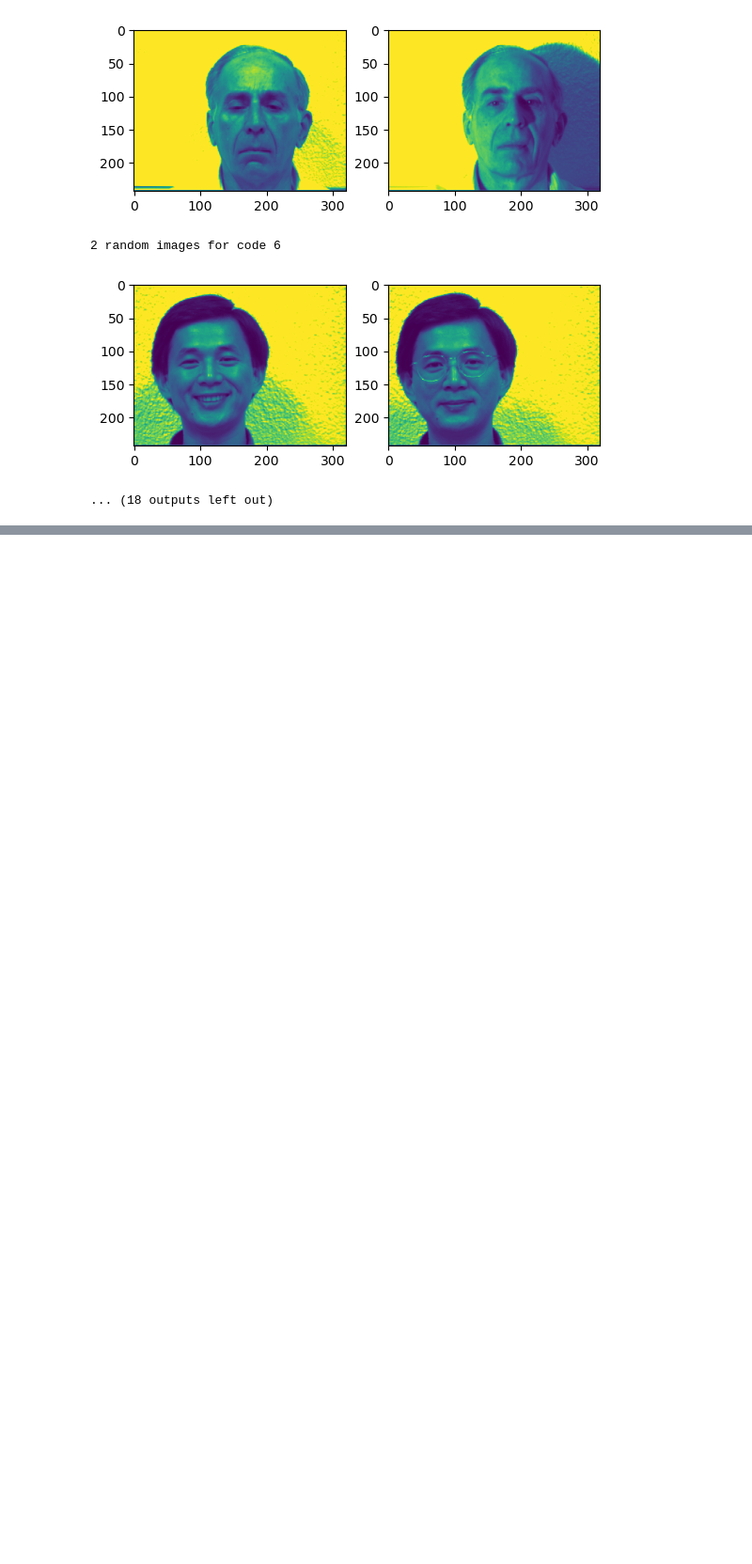
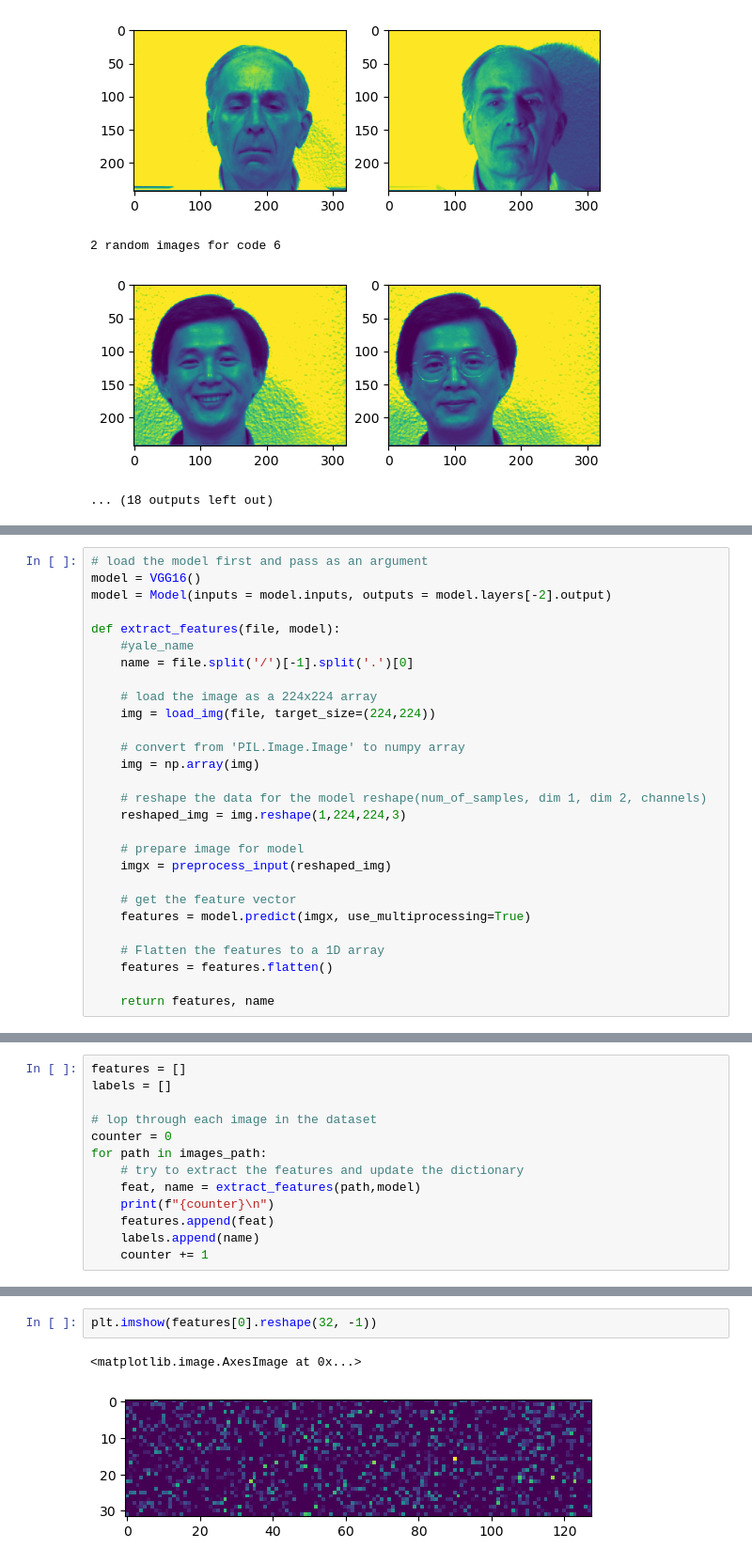
Before and after one commit to afsharino/Computational-Intelligence, a Jupyter notebook: Contents/01. Unsupervised Learning/Assignments/Clustering-Project/src/Clustering-Phase 1.ipynb, the cells around one changed output, grey strips where cells are left out. Shown at 94% size. Saved outputs shown, nothing was run; the diff lists cells and outputs as text; blank space fills up the shorter version.

Commit message:
add feature extraction phase

```diff
--- a/Contents/01. Unsupervised Learning/Assignments/Clustering-Project/src/Clustering-Phase 1.ipynb
+++ b/Contents/01. Unsupervised Learning/Assignments/Clustering-Project/src/Clustering-Phase 1.ipynb
@@ -98,0 +106,28 @@ show_random_images(images, labels, num=2)
+# %%
+# load the model first and pass as an argument
+model = VGG16()
+model = Model(inputs = model.inputs, outputs = model.layers[-2].output)
+
+def extract_features(file, model):
+    #yale_name
+    name = file.split('/')[-1].split('.')[0]
+
+    # load the image as a 224x224 array
+    img = load_img(file, target_size=(224,224))
+
+    # convert from 'PIL.Image.Image' to numpy array
+    img = np.array(img)
+
+    # reshape the data for the model reshape(num_of_samples, dim 1, dim 2, channels)
+    reshaped_img = img.reshape(1,224,224,3)
+
+    # prepare image for model
+    imgx = preprocess_input(reshaped_img)
+
+    # get the feature vector
+    features = model.predict(imgx, use_multiprocessing=True)
+
+    # Flatten the features to a 1D array
+    features = features.flatten()
+
+    return features, name
@@ -98,0 +136,13 @@ show_random_images(images, labels, num=2)
+# %%
+features = []
+labels = []
+
+# lop through each image in the dataset
+counter = 0
+for path in images_path:
+    # try to extract the features and update the dictionary
+    feat, name = extract_features(path,model)
+    print(f"{counter}\n")
+    features.append(feat)
+    labels.append(name)
+    counter += 1
@@ -98,0 +167,5 @@ show_random_images(images, labels, num=2)
+# %%
+plt.imshow(features[0].reshape(32, -1))
+# %% [output]
+<matplotlib.image.AxesImage at 0x...>
+[figure, added]
```
Also changed, not shown: parts of 4 cells of this notebook.
